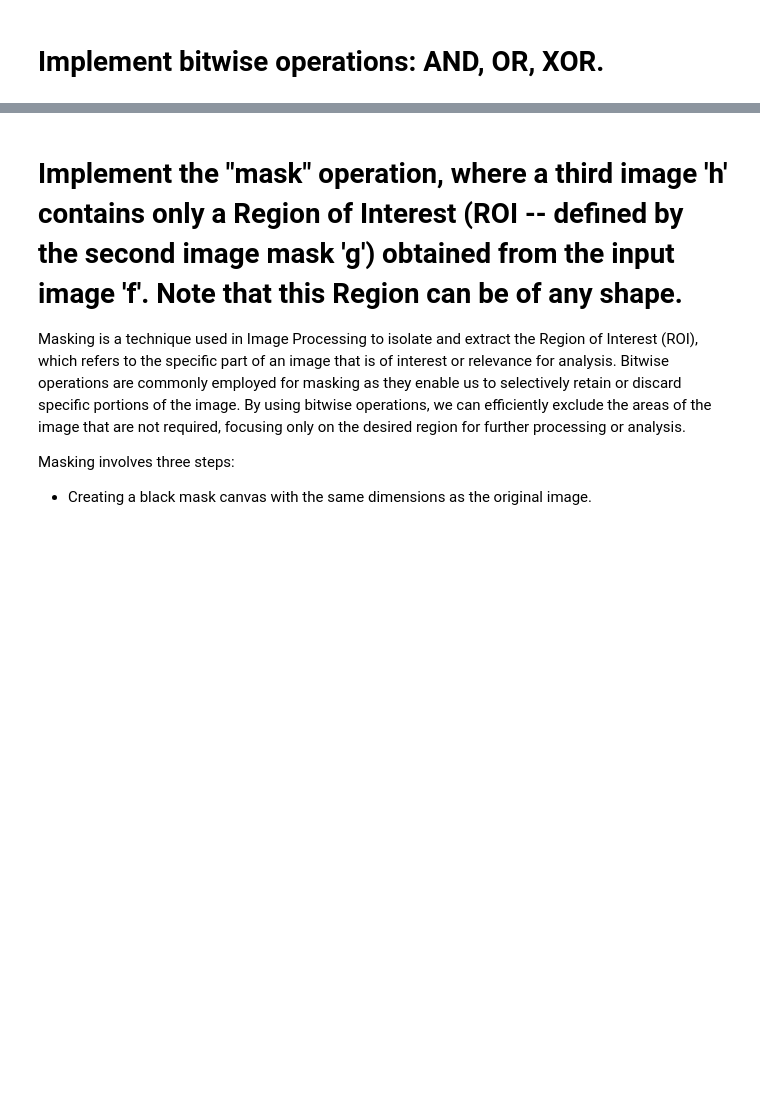
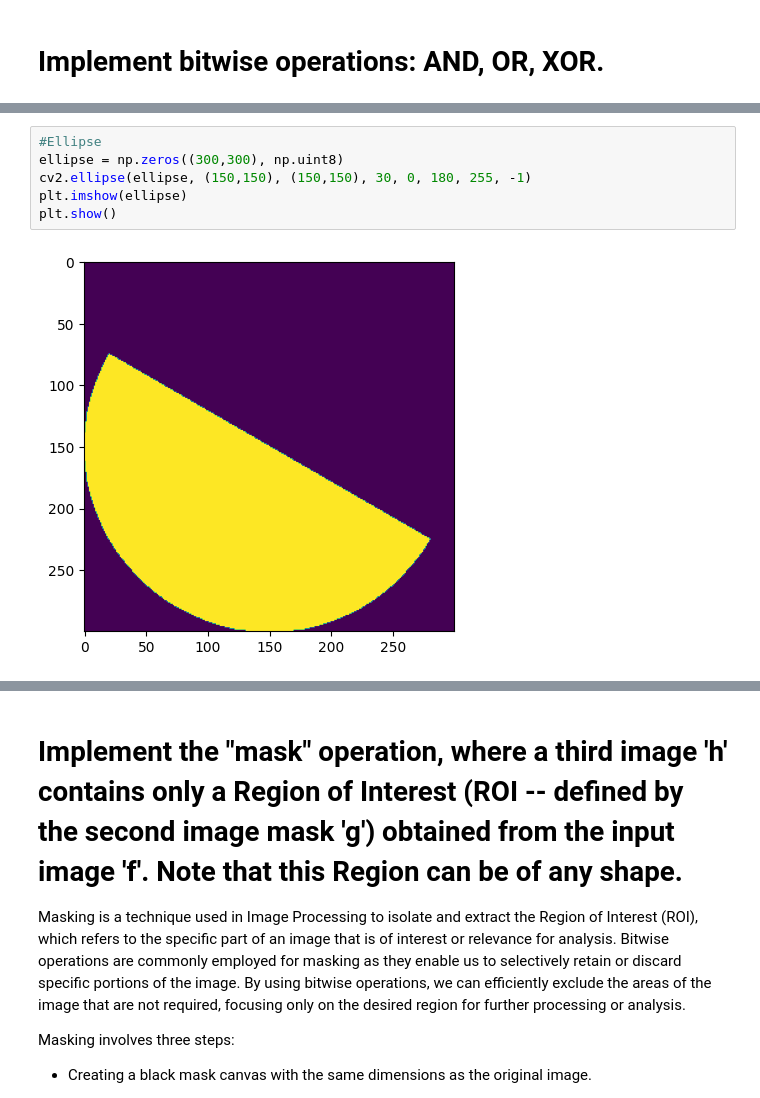
Before and after one commit to Kl3bs/Digital-Image-Processing, a Jupyter notebook: subjects/image_transformations.ipynb, the cells around one changed output, grey strips where cells are left out. Drawn from its saved outputs; the diff is of its cells as text; blank space fills up the shorter version.

```diff
--- a/subjects/image_transformations.ipynb
+++ b/subjects/image_transformations.ipynb
@@ -215,0 +272,8 @@ def bitwise_and(image1, image2):
+# %%
+#Ellipse
+ellipse = np.zeros((300,300), np.uint8)
+cv2.ellipse(ellipse, (150,150), (150,150), 30, 0, 180, 255, -1)
+plt.imshow(ellipse)
+plt.show()
+# %% [output]
+[figure, added]
```
Also changed, not shown: parts of 14 cells of this notebook.
